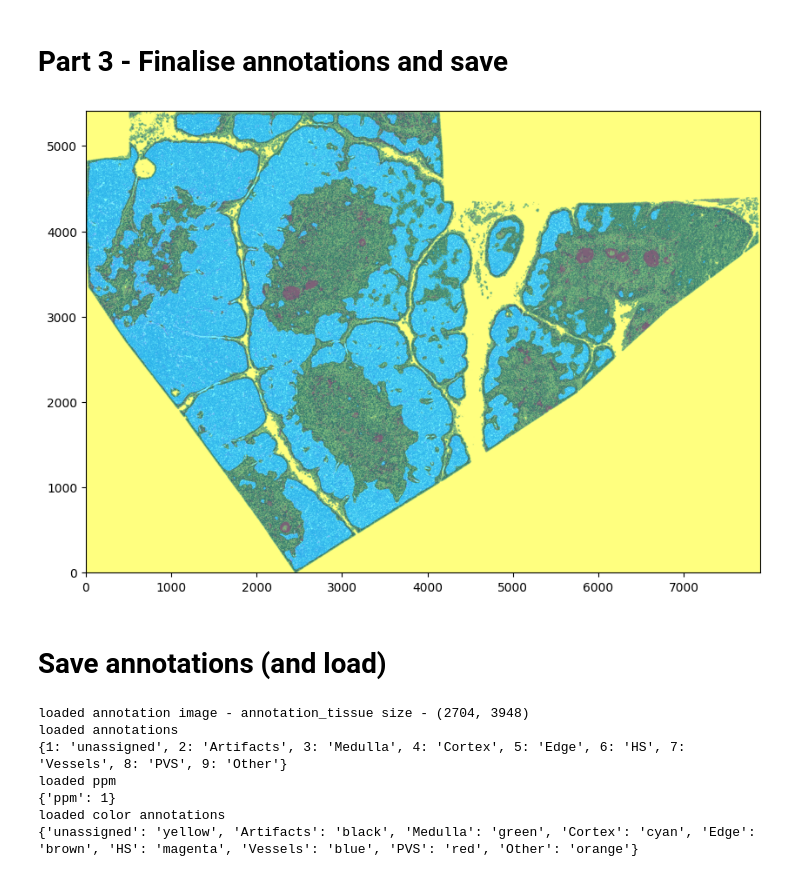
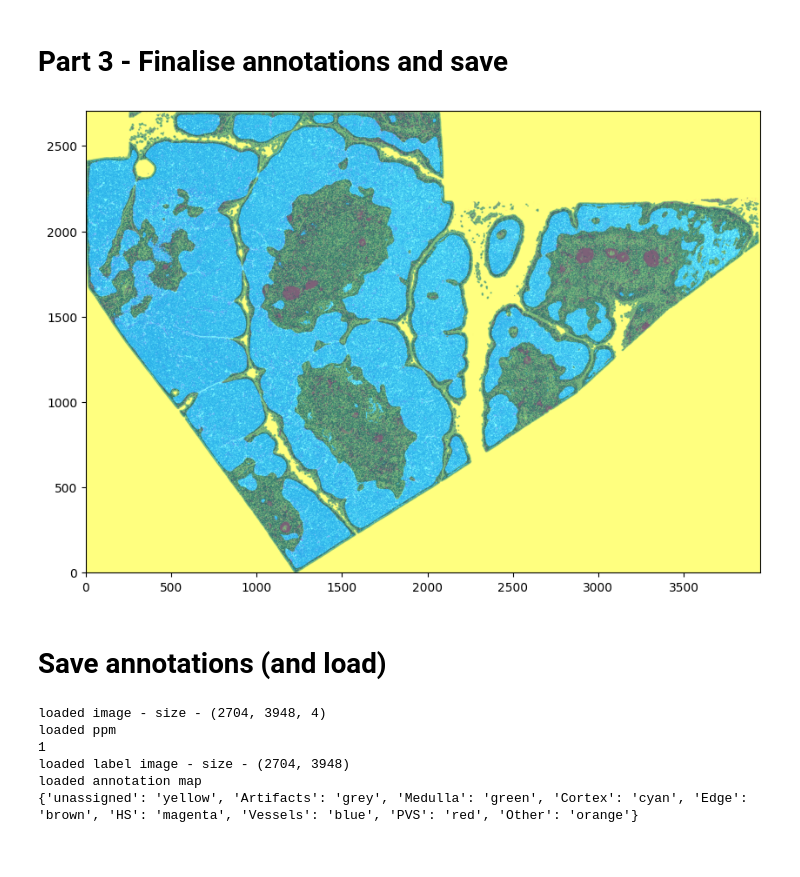
Before and after one commit to andr-kun/TissueTag, a Jupyter notebook: Tutorials/demo_flourscent_tissue_annotation.ipynb, the cells around one changed output. Saved outputs shown, nothing was run; the diff lists cells and outputs as text; code cells hidden in the pictures.

```diff
--- a/Tutorials/demo_flourscent_tissue_annotation.ipynb
+++ b/Tutorials/demo_flourscent_tissue_annotation.ipynb
@@ -31,7 +30,7 @@ scanpy is not available
 # here you can either read a single image (grayscale or RGB) or generate a virtual H&E from 2 images
 Path = '../' #directory of tissuetag repo
 path = Path + 'data/tissue_tag_minimal_example_ibex/'
-im,_,ppm = tt.read_image(
+tt_object = tt.read_image(
     path=path+'Sample_05_THY45_Z5_ch0009.jpg', # nuclear
     contrast_factor=2,
     background_image_path=path+'Sample_05_THY45_Z5_ch0058.jpg', # panCK
@@ -53,7 +52,7 @@ annodict = {
     'PVS':'red',
     'Other':'orange',
 }
-output = tissue_tag.annotation.LabelAnnotation(annotation_map=annodict)
+tt_object.annotation_map = annodict
 # %% [markdown]
 From here there are two options:
 
@@ -95,9 +98,9 @@ From this point go back to the annotator and correct annotations until happy wit
 output = trained_output
 # %%
 # plot result
-out_img = tissue_tag.annotation.plot_labels(im, output, alpha=0.5)
+out_img = tissue_tag.annotation.plot_labels(tt_object, alpha=0.5)
 # %% [output]
-[figure, old version]
+[figure, new version]
 # %% [markdown]
 #  Save annotations (and load)
 # %%
@@ -115,11 +112,10 @@ tissue_tag.annotation.save_annotation(
 # %%
 # optional - load annotations and as an intermediate step
-annotation_object, ppm = tissue_tag.annotation.load_annotation(folder=path + '/tissue_annotations/', file_name='annotation_tissue')
+tt_object = tt.load_annotation(file_path=path + '/tissue_annotations/annotation_tissue.h5')
 # %% [output]
-loaded annotation image - annotation_tissue size - (2704, 3948)
-loaded annotations
-{1: 'unassigned', 2: 'Artifacts', 3: 'Medulla', 4: 'Cortex', 5: 'Edge', 6: 'HS', 7: 'Vessels', 8: 'PVS', 9: 'Other'}
+loaded image - size - (2704, 3948, 4)
 loaded ppm
-{'ppm': 1}
-loaded color annotations
-{'unassigned': 'yellow', 'Artifacts': 'black', 'Medulla': 'green', 'Cortex': 'cyan', 'Edge': 'brown', 'HS': 'magenta', 'Vessels': 'blue', 'PVS': 'red', 'Other': 'orange'}
+1
+loaded label image - size - (2704, 3948)
+loaded annotation map
+{'unassigned': 'yellow', 'Artifacts': 'grey', 'Medulla': 'green', 'Cortex': 'cyan', 'Edge': 'brown', 'HS': 'magenta', 'Vessels': 'blue', 'PVS': 'red', 'Other': 'orange'}
```
Also changed, not shown: parts of 6 cells of this notebook, 6 other files.
